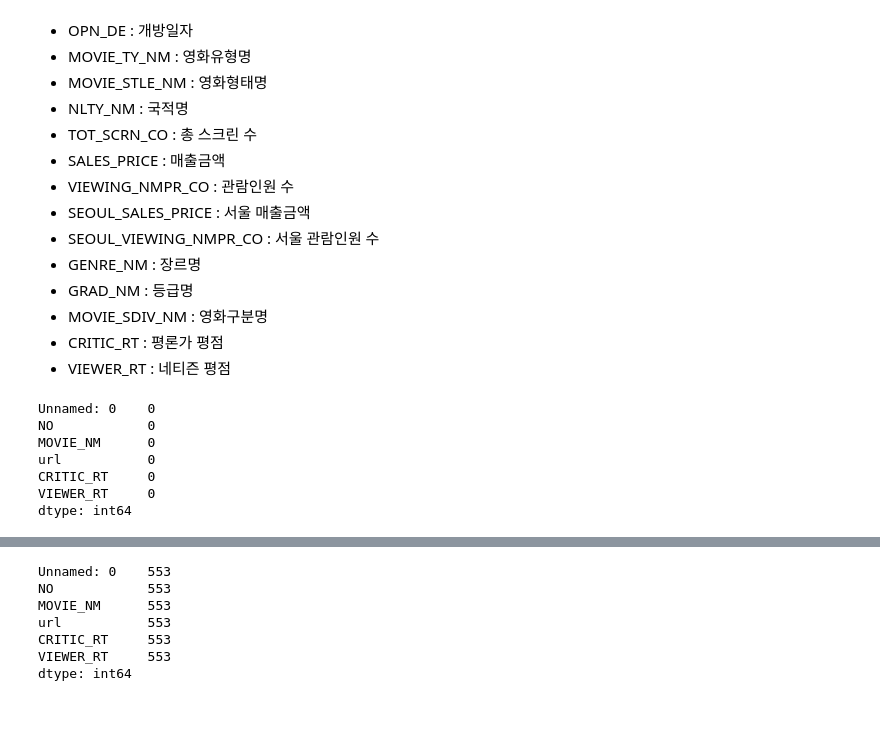
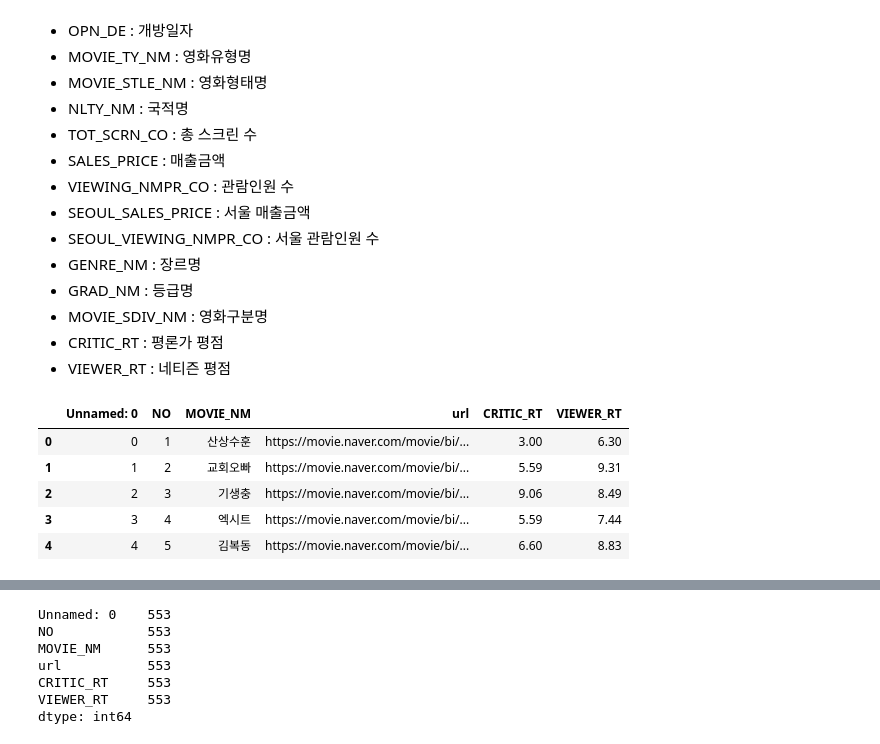
Before and after one commit to KimSH39/MovieViewing, a Jupyter notebook: dataPreprocessing/dataPreprocessing(Movieviewing).ipynb, the cells around one changed output, grey strips where cells are left out. Saved outputs shown, nothing was run; the diff lists cells and outputs as text; code cells hidden in the pictures; blank space fills up the shorter version.

```diff
--- a/dataPreprocessing/dataPreprocessing(Movieviewing).ipynb
+++ b/dataPreprocessing/dataPreprocessing(Movieviewing).ipynb
@@ -38,15 +38,13 @@ movie = movie[(movie['GRAD_NM']!='청소년관람불가') & (movie['NLTY_NM']=='
 movie = movie.drop(['INCME_CMPNY_NM'], axis=1) #한국 영화는 수입회사가 따로 없으므로 제거
 # %%
 rate.head()
-rate.isna().sum()
 # %% [output]
-Unnamed: 0    0
-NO            0
-MOVIE_NM      0
-url           0
-CRITIC_RT     0
-VIEWER_RT     0
-dtype: int64
+|  | Unnamed: 0 | NO | MOVIE_NM | url | CRITIC_RT | VIEWER_RT |
+| 0 | 0 | 1 | 산상수훈 | https://movie.naver.com/movie/bi/... | 3.00 | 6.30 |
+| 1 | 1 | 2 | 교회오빠 | https://movie.naver.com/movie/bi/... | 5.59 | 9.31 |
+| 2 | 2 | 3 | 기생충 | https://movie.naver.com/movie/bi/... | 9.06 | 8.49 |
+| 3 | 3 | 4 | 엑시트 | https://movie.naver.com/movie/bi/... | 5.59 | 7.44 |
+| 4 | 4 | 5 | 김복동 | https://movie.naver.com/movie/bi/... | 6.60 | 8.83 |
 # %%
 movie.head()
 # %% [output]
```
Also changed, not shown: parts of 13 cells of this notebook.
